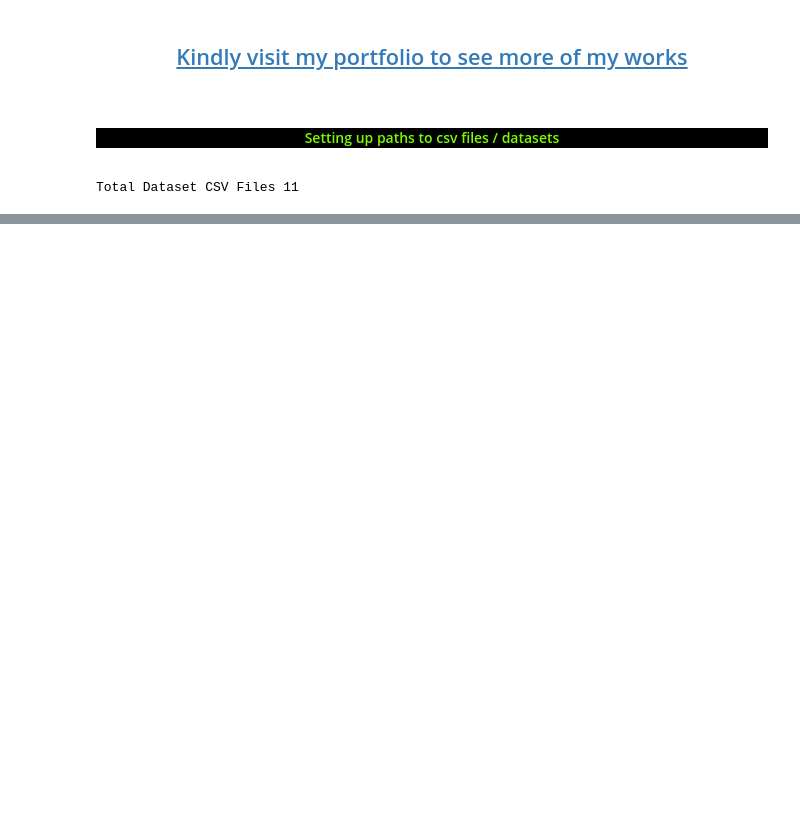
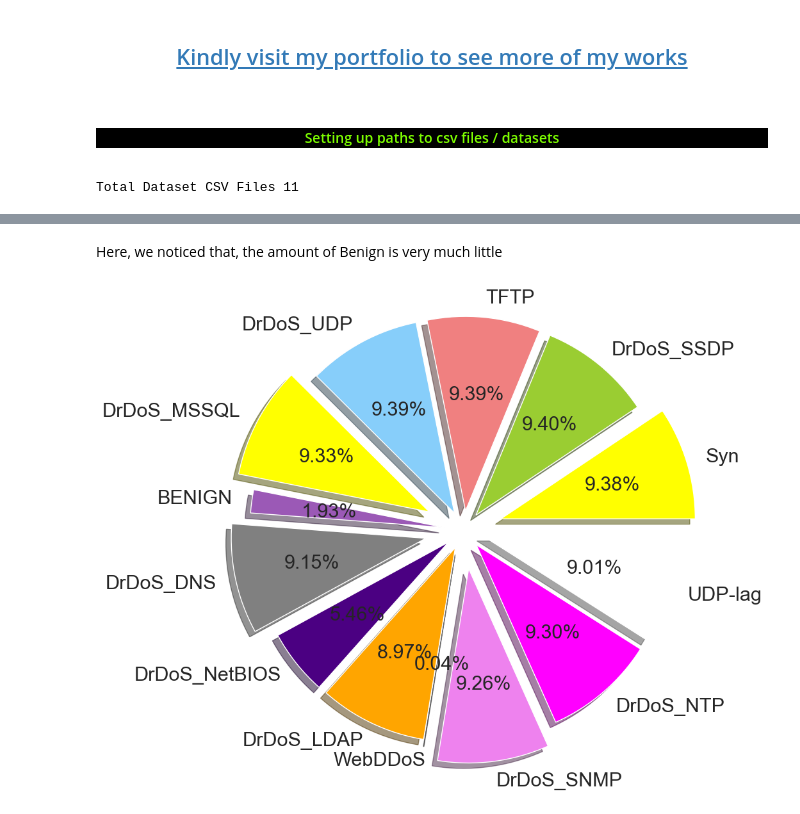
Before and after one commit to Thesis-on-Cyber-Security/Thesis-on-DDOS, a Jupyter notebook: 2nd Step/Data_Visualization.ipynb, the cells around one changed output, grey strips where cells are left out. Drawn from its saved outputs; the diff is of its cells as text; code cells hidden in the pictures; blank space fills up the shorter version.

Commit message:
data visualization ongoing...

```diff
--- a/2nd Step/Data_Visualization.ipynb
+++ b/2nd Step/Data_Visualization.ipynb
@@ -25,9 +25,9 @@ path_DdoS_SSDP = "C:\\Thesis_Group_of_Brig_Gen_Razzak_Sir\\After_Row_Data_Cleani
 path_DdoS_UDP = "C:\\Thesis_Group_of_Brig_Gen_Razzak_Sir\\After_Row_Data_Cleaning\\cleaned_DrDoS_UDP.csv"
 path_Syn = "C:\\Thesis_Group_of_Brig_Gen_Razzak_Sir\\After_Row_Data_Cleaning\\cleaned_DrDoS_Syn.csv"
 path_TFTP = "C:\\Thesis_Group_of_Brig_Gen_Razzak_Sir\\After_Row_Data_Cleaning\\cleaned_DrDoS_TFTP.csv"
-path_UDPLag = "C:\\Thesis_Group_of_Brig_Gen_Razzak_Sir\\After_Row_Data_Cleaning\\cleaned_UDPLag.csv"
+path_UDPLag = "C:\\Thesis_Group_of_Brig_Gen_Razzak_Sir\\After_Row_Data_Cleaning\\cleaned_DrDoS_udpLag.csv"
 
-paths = [path_DdoS_DNS, path_DdoS_MSSQL, path_DdoS_LDAP, path_DdoS_NTP, path_DdoS_NetBIOS, path_DdoS_SNMP,path_DdoS_SSDP, path_DdoS_UDP, path_Syn, path_TFTP, path_UDPLag]
+paths = [path_DdoS_DNS, path_DdoS_MSSQL, path_DdoS_LDAP, path_DdoS_NTP, path_DdoS_SNMP,path_DdoS_SSDP, path_DdoS_UDP, path_Syn, path_TFTP, path_UDPLag, path_DdoS_NetBIOS]
 
 print("Total Dataset CSV Files", len(paths))
 # %% [output]
@@ -44,0 +133,40 @@ FileNotFoundError: [WinError 3] The system cannot find the path specified: 'C:/T
+# %% [markdown]
+Here, we noticed that, the amount of Benign is very much little
+# %%
+labels = ["Syn","DrDoS_SSDP","TFTP","DrDoS_UDP","DrDoS_MSSQL","BENIGN","DrDoS_DNS","DrDoS_NetBIOS","DrDoS_LDAP","WebDDoS","DrDoS_SNMP","DrDoS_NTP","UDP-lag"]
+sizes = [len(df[df["Label"]=="Syn"]),
+         len(df[df["Label"]=="DrDoS_SSDP"]),
+         len(df[df["Label"]=="TFTP"]),
+         len(df[df["Label"]=="DrDoS_UDP"]),
+         len(df[df["Label"]=="DrDoS_MSSQL"]),
+         len(df[df["Label"]=="BENIGN"]),
+         len(df[df["Label"]=="DrDoS_DNS"]),
+         len(df[df["Label"]=="DrDoS_NetBIOS"]),
+         len(df[df["Label"]=="DrDoS_LDAP"]),
+         len(df[df["Label"]=="WebDDoS"]),
+         len(df[df["Label"]=="DrDoS_SNMP"]),
+         len(df[df["Label"]=="DrDoS_NTP"]),
+         len(df[df["Label"]=="UDP-lag"])]
+colors = ["#F4D03F",
+          "#03A9F4",
+          "#03A9F4",
+          "lightskyblue",
+          "yellow",
+          "#9B59B6",
+          "grey",
+          "indigo",
+          "orange",
+          "black",
+          "violet",
+          "magenta",
+          "white"]
+explodes = (0.2,0.1,0.1,0.1,0.2,0.1,0.1,0.2,0.1,0.1,0.2,0.1,0.1)
+# len(labels), len(sizes), len(colors), len(explode)
+
+plt.rcParams.update({"font.size":22})
+plt.figure(figsize=(10,10))
+plt.pie(sizes,labels=labels,explode=explodes,colors=colors,autopct = '%1.2f%%',shadow=True)
+plt.axis('equal')
+plt.show()
+# %% [output]
+[figure, added]
```
Also changed, not shown: parts of 7 cells of this notebook, 1 other file.
